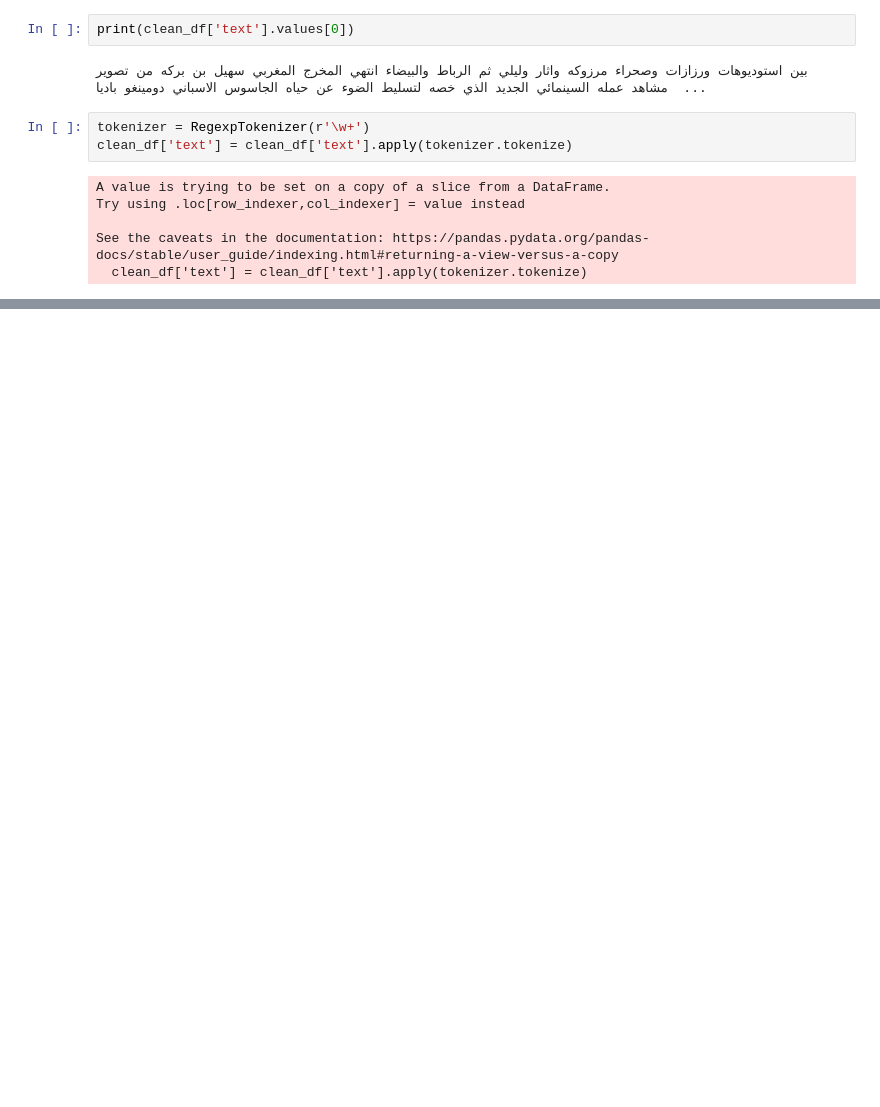
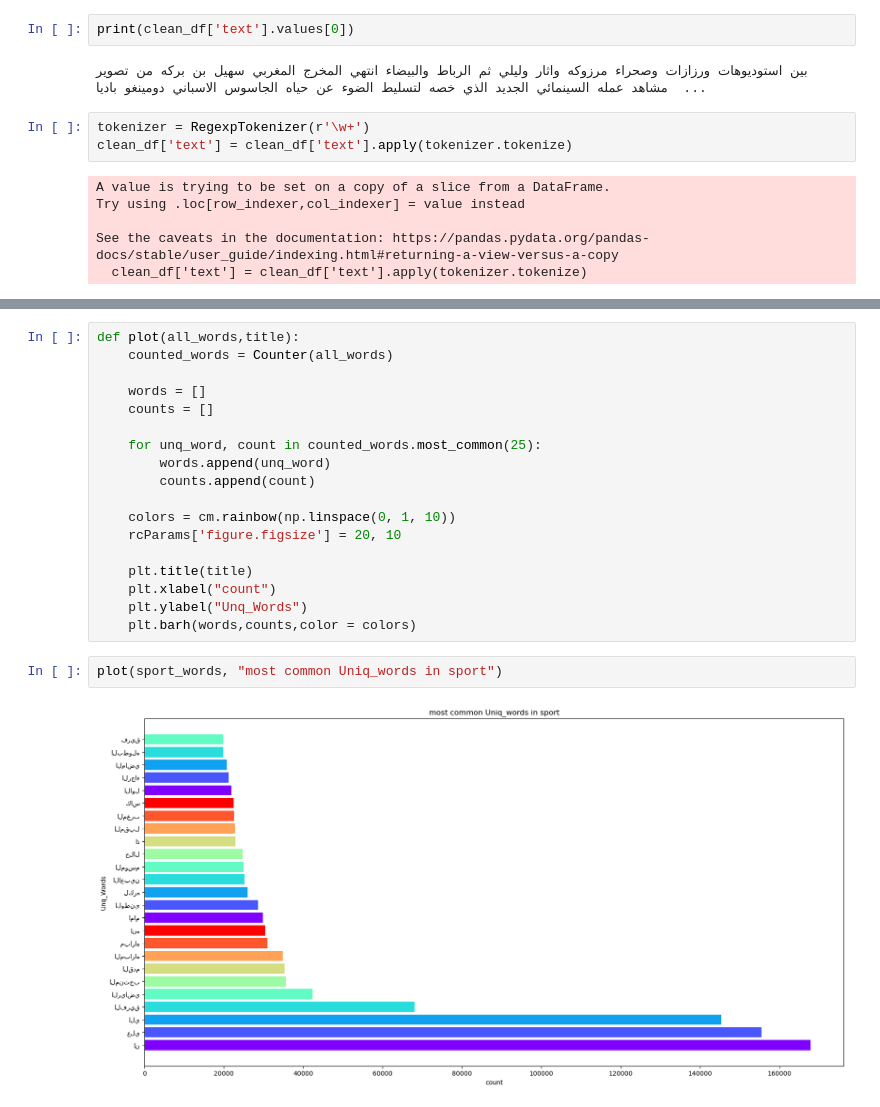
Before and after one commit to MohamedLeminLehcene/Text_Arabic_Classification_With_NLP, a Jupyter notebook: main_news_cls.ipynb, the cells around one changed output, grey strips where cells are left out. Cells and saved outputs as stored; diff of their text form; blank space fills up the shorter version.

```diff
--- a/main_news_cls.ipynb
+++ b/main_news_cls.ipynb
@@ -349,0 +354,22 @@ max sentence length 2060
+# %%
+def plot(all_words,title):
+    counted_words = Counter(all_words)
+
+    words = []
+    counts = []
+
+    for unq_word, count in counted_words.most_common(25):
+        words.append(unq_word)
+        counts.append(count)
+
+    colors = cm.rainbow(np.linspace(0, 1, 10))
+    rcParams['figure.figsize'] = 20, 10
+
+    plt.title(title)
+    plt.xlabel("count")
+    plt.ylabel("Unq_Words")
+    plt.barh(words,counts,color = colors)
+# %%
+plot(sport_words, "most common Uniq_words in sport")
+# %% [output]
+[figure, added]
```
Also changed, not shown: parts of 28 cells of this notebook.
